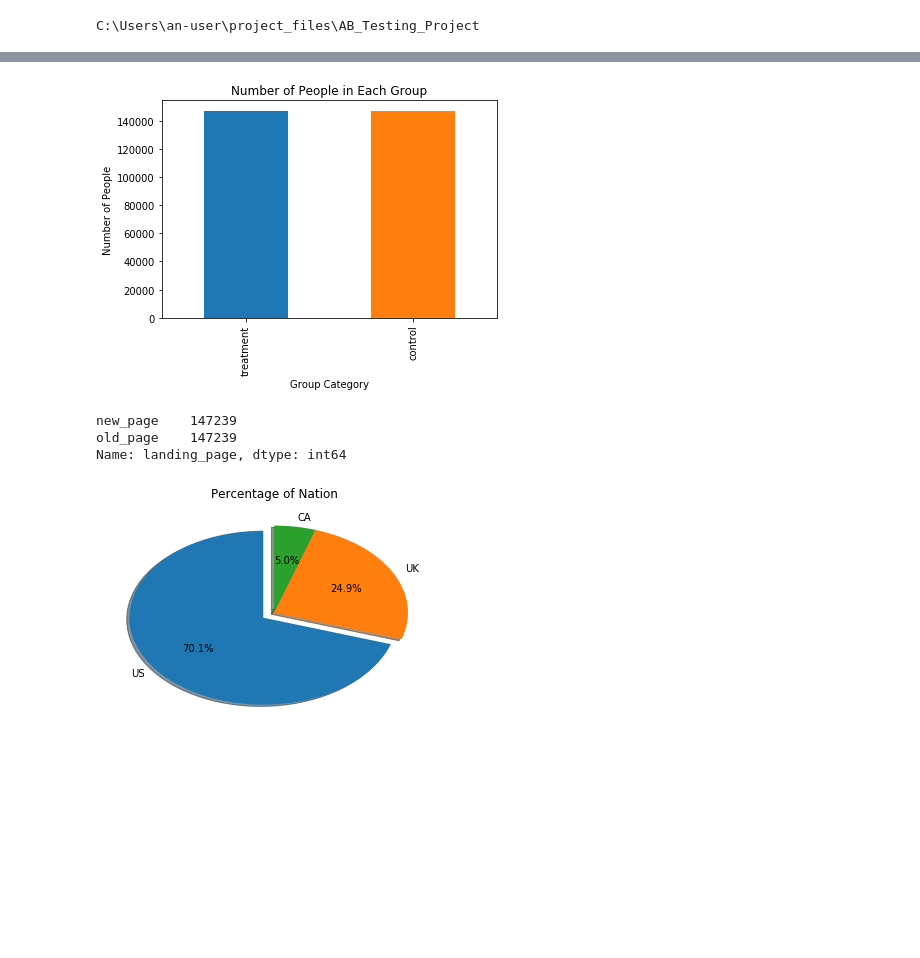
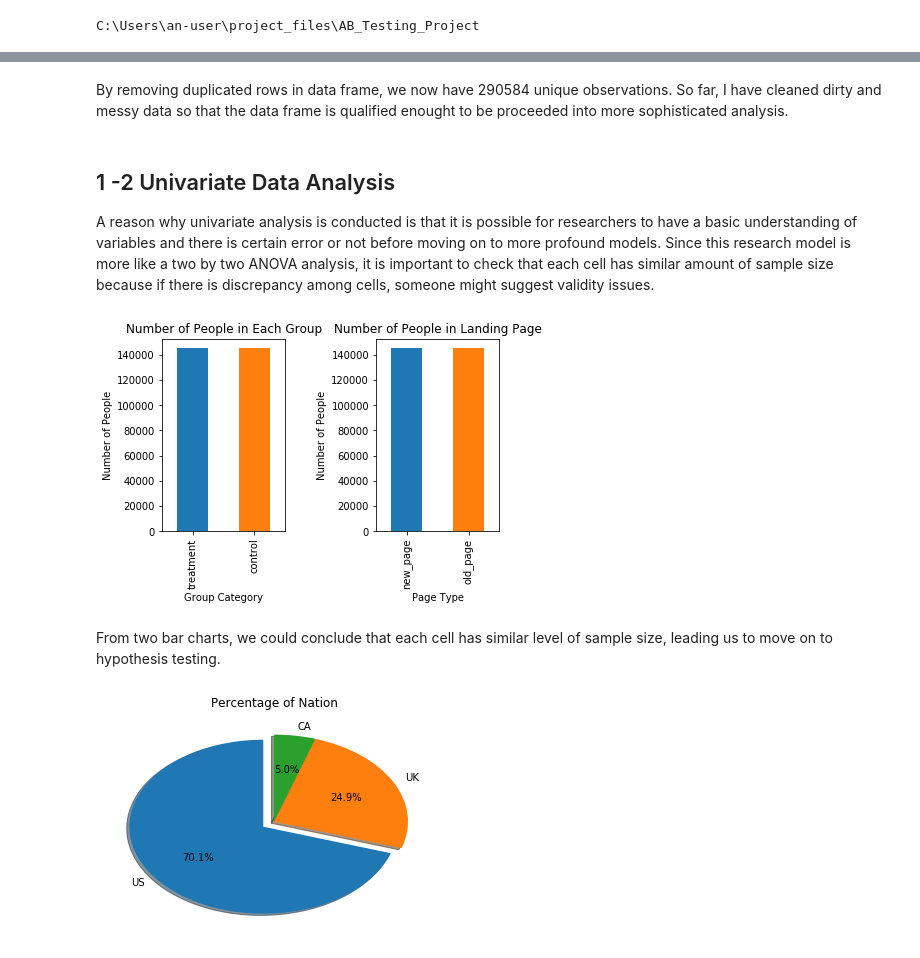
Before and after one commit to ahn7118/AB_Testing_Project, a Jupyter notebook: abtesting.ipynb, the cells around one changed output, grey strips where cells are left out. Saved outputs shown, nothing was run; the diff lists cells and outputs as text; code cells hidden in the pictures; blank space fills up the shorter version.

Commit message:
Basic Analysis Completed

```diff
--- a/abtesting.ipynb
+++ b/abtesting.ipynb
@@ -21,5 +45,6 @@ Exploratory Data Analysis
 # %%
 df = pd.read_csv('total_data.csv')
+df.rename(columns = {'Unnamed: 0':'index_number'}, inplace = True)
 # %%
 df.info()
 # %% [output]
@@ -39,0 +132,10 @@ df['timestamp'] = pd.to_datetime(df.timestamp)
+# %%
+df['dupli'] = df.user_id.duplicated()
+index_list = []
+for i in range(0, df.shape[0]):
+    if df.dupli[i] == True:
+        index_list.append(df.index_number[i])
+    else:
+        pass
+
+df = df.drop(index_list)
@@ -40,17 +170,34 @@ df['timestamp'] = pd.to_datetime(df.timestamp)
+# %% [markdown]
+By removing duplicated rows in data frame, we now have 290584 unique observations. So far, I have cleaned dirty and messy data so that the data frame is qualified enought to be proceeded into more sophisticated analysis.
+# %% [markdown]
+1 -2 Univariate Data Analysis
+-------------------------
+
+
+A reason why univariate analysis is conducted is that it is possible for researchers to have a basic understanding of variables and there is certain error or not before moving on to more profound models. Since this research model is more like a two by two ANOVA analysis, it is important to check that each cell has similar amount of sample size because if there is discrepancy among cells, someone might suggest validity issues.
 # %%
+##Comparing Number of Samples in Each Cell.
+
+plt.subplot(1, 2, 1)
+
 group_df = df.group.value_counts()
 group_df.plot(kind = 'bar')
 plt.title('Number of People in Each Group')
 plt.xlabel('Group Category')
+plt.ylabel('Number of People')
+
+plt.subplot(1, 2, 2)
+landingpage_df = df.landing_page.value_counts()
+landingpage_df.plot(kind = 'bar')
+plt.title('Number of People in Landing Page')
+plt.xlabel('Page Type')
 plt.ylabel('Number of People');
+
+plt.tight_layout(pad=0.4, w_pad=1, h_pad=1.0);
 # %% [output]
-[figure, old version]
+[figure, new version]
-# %%
-df.landing_page.value_counts()
-# %% [output]
-new_page    147239
-old_page    147239
-Name: landing_page, dtype: int64
+# %% [markdown]
+From two bar charts, we could conclude that each cell has similar level of sample size, leading us to move on to hypothesis testing.
 # %%
 pie_country = df.country.value_counts()
 labels = 'US', 'UK', 'CA'
```
Also changed, not shown: parts of 30 cells of this notebook.
